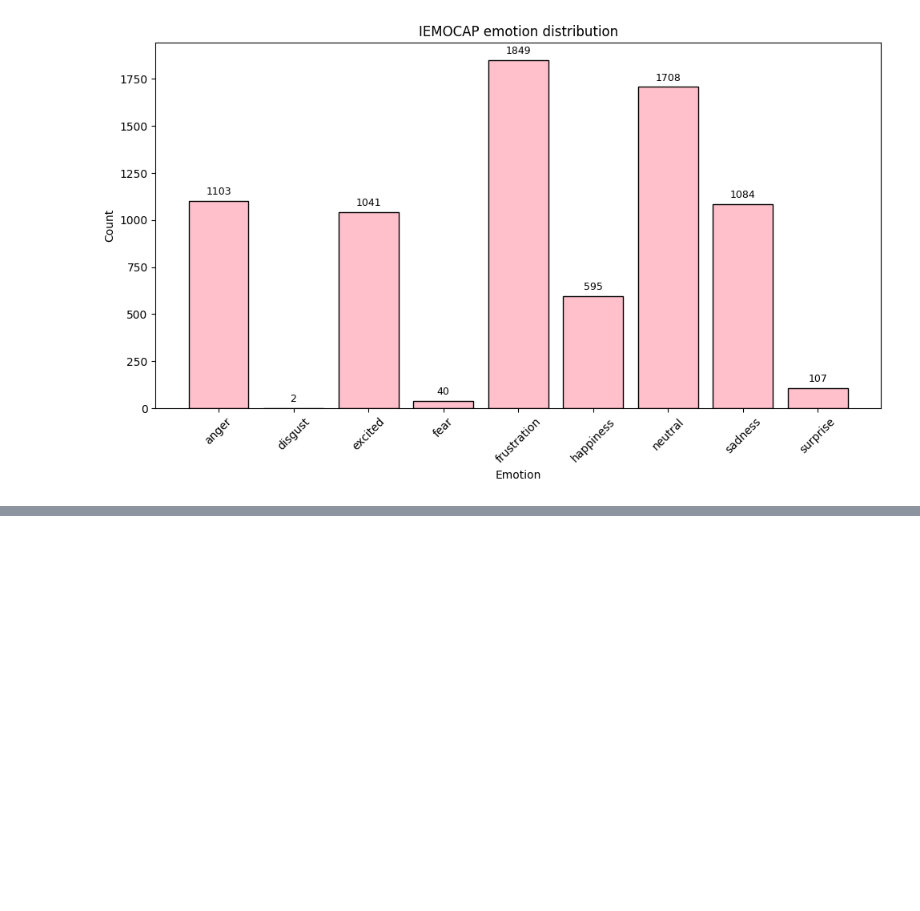
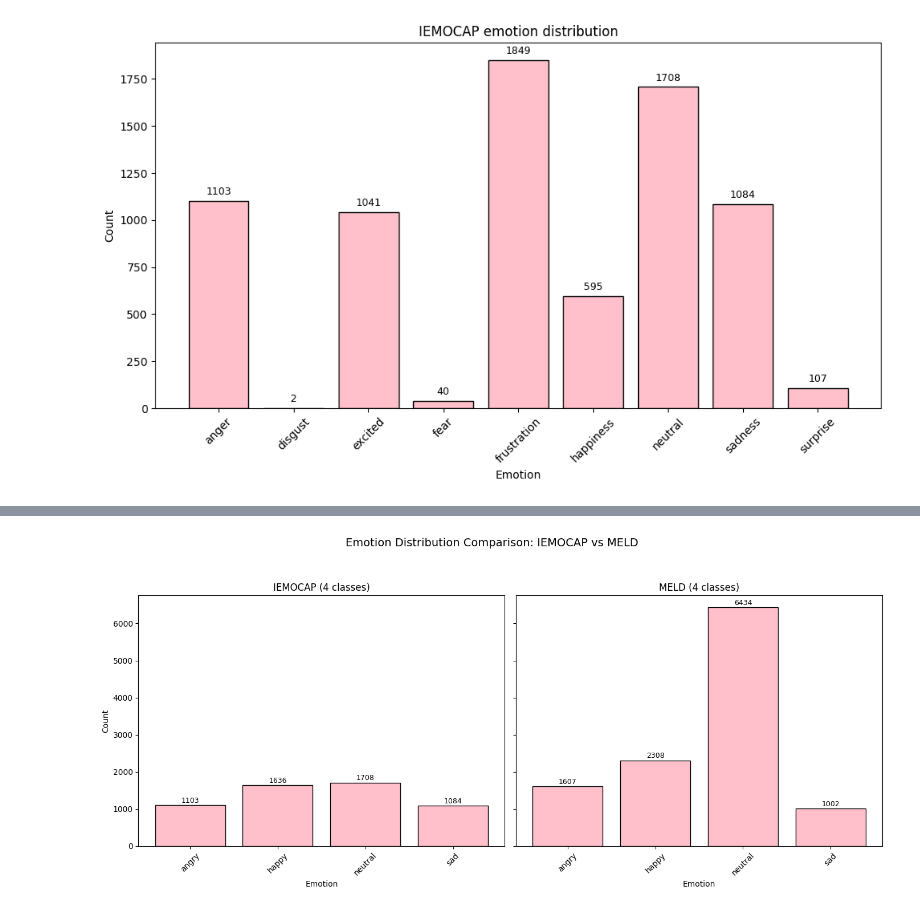
Before and after one commit to wpartycja/mgr_emotions, a Jupyter notebook: addons/class-distribution.ipynb, the cells around one changed output, grey strips where cells are left out. Cells and saved outputs as stored; diff of their text form; code cells hidden in the pictures; blank space fills up the shorter version.

Commit message:
class disribution plots

```diff
--- a/addons/class-distribution.ipynb
+++ b/addons/class-distribution.ipynb
@@ -66,0 +65,47 @@ plt.show()
+# %%
+iemocap4cls_counts = {
+    "angry": 1103,
+    "happy": 1636,
+    "neutral": 1708,
+    "sad": 1084
+}
+
+meld4cls_counts = {
+    "angry": 1607,
+    "happy": 2308,
+    "neutral": 6434,
+    "sad": 1002
+}
+
+labels = list(iemocap4cls_counts.keys())
+iemocap_values = list(iemocap4cls_counts.values())
+meld_values = list(meld4cls_counts.values())
+
+fig, axes = plt.subplots(1, 2, figsize=(14, 6), sharey=True)
+
+bars1 = axes[0].bar(labels, iemocap_values, color="pink", edgecolor="black")
+axes[0].set_title("IEMOCAP (4 classes)")
+axes[0].set_xlabel("Emotion")
+axes[0].set_ylabel("Count")
+axes[0].set_xticks(range(len(labels)))
+axes[0].set_xticklabels(labels, rotation=45)
+
+for bar, count in zip(bars1, iemocap_values):
+    axes[0].text(bar.get_x() + bar.get_width()/2, bar.get_height() + 20,
+                 str(count), ha='center', va='bottom', fontsize=9)
+
+bars2 = axes[1].bar(labels, meld_values, color="pink", edgecolor="black")
+axes[1].set_title("MELD (4 classes)")
+axes[1].set_xlabel("Emotion")
+axes[1].set_xticks(range(len(labels)))
+axes[1].set_xticklabels(labels, rotation=45)
+
+for bar, count in zip(bars2, meld_values):
+    axes[1].text(bar.get_x() + bar.get_width()/2, bar.get_height() + 20,
+                 str(count), ha='center', va='bottom', fontsize=9)
+
+plt.suptitle("Emotion distribution comparison: IEMOCAP vs MELD", fontsize=14, y=1.05)
+plt.tight_layout()
+plt.show()
+# %% [output]
+[figure, added]
```
Also changed, not shown: parts of 2 cells of this notebook, 1 other file.
